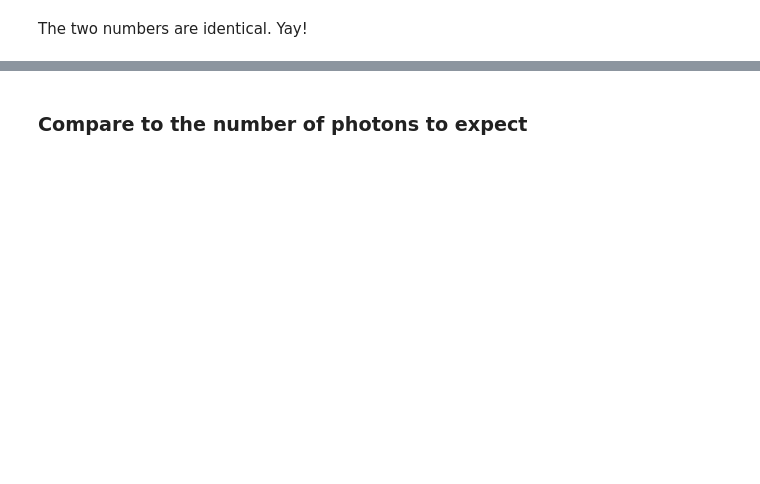
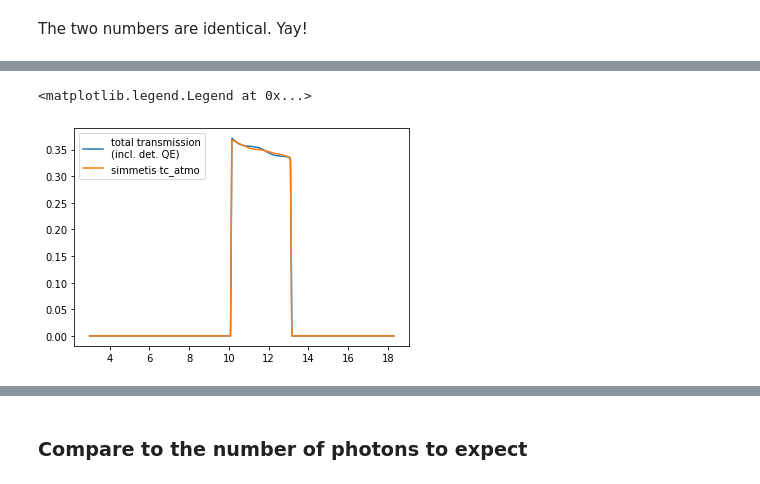
Before and after one commit to astronomyk/SimMETIS, a Jupyter notebook: notebooks/SimMETIS_IMG_N_zeropoint.ipynb, the cells around one changed output, grey strips where cells are left out. Cells and saved outputs as stored; diff of their text form; code cells hidden in the pictures; blank space fills up the shorter version.

```diff
--- a/notebooks/SimMETIS_IMG_N_zeropoint.ipynb
+++ b/notebooks/SimMETIS_IMG_N_zeropoint.ipynb
@@ -245,0 +204,7 @@ Bg-subtracted source photons (per s): 3.78E+10
+# %%
+plt.plot(opt.tc_atmo.lam, TC_total, label="total transmission\n(incl. det. QE)")
+plt.plot(opt.tc_atmo.lam, opt.tc_atmo, label="simmetis tc_atmo")
+plt.legend(loc='best')
+# %% [output]
+<matplotlib.legend.Legend at 0x...>
+[figure, added]
```
Also changed, not shown: parts of 87 cells of this notebook.
